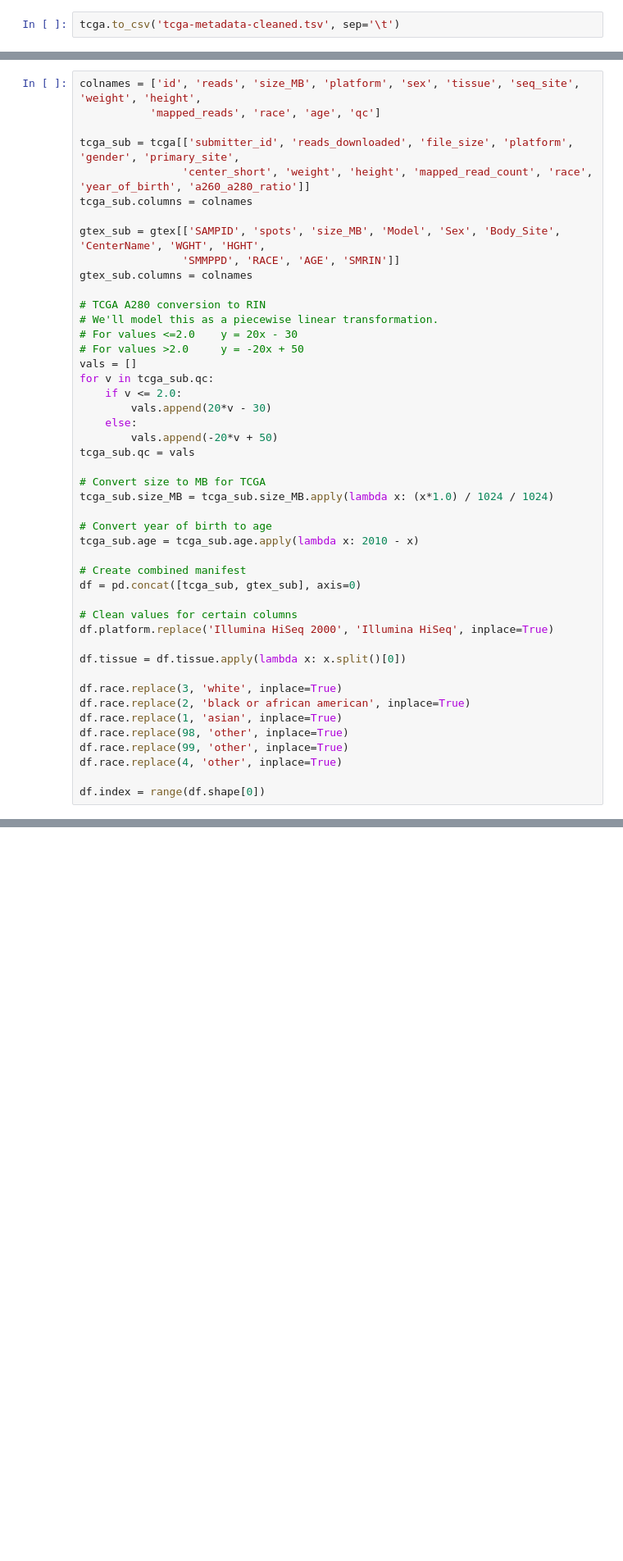
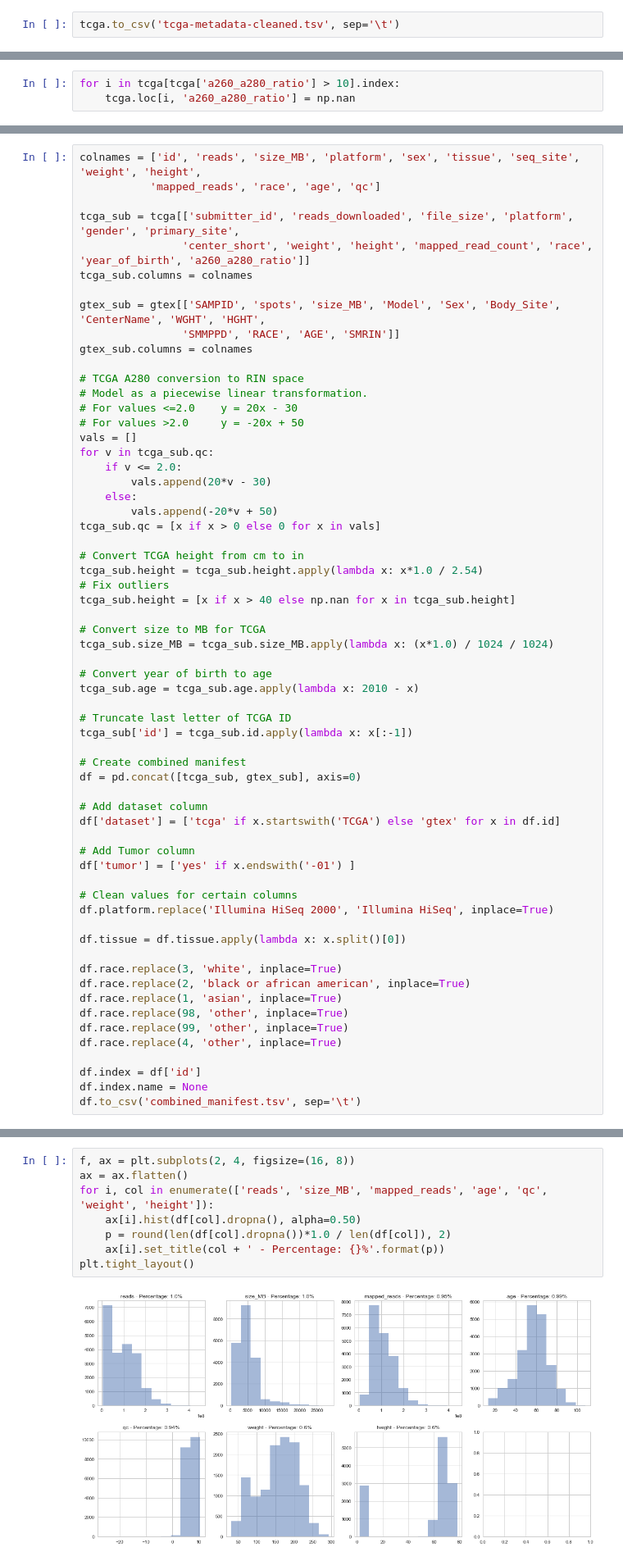
Before and after one commit to jvivian/ipython_notebooks, a Jupyter notebook: tcga-gtex-metadata/tcga-gtex-metadata.ipynb, the cells around one changed output, grey strips where cells are left out. Shown at 82% size. Drawn from its saved outputs; the diff is of its cells as text; blank space fills up the shorter version.

```diff
--- a/tcga-gtex-metadata/tcga-gtex-metadata.ipynb
+++ b/tcga-gtex-metadata/tcga-gtex-metadata.ipynb
@@ -268,0 +266,3 @@ Metadata that spans both datasets
+# %%
+for i in tcga[tcga['a260_a280_ratio'] > 10].index:
+    tcga.loc[i, 'a260_a280_ratio'] = np.nan
@@ -278,8 +280,8 @@ gtex_sub = gtex[['SAMPID', 'spots', 'size_MB', 'Model', 'Sex', 'Body_Site', 'Cen
                 'SMMPPD', 'RACE', 'AGE', 'SMRIN']]
 gtex_sub.columns = colnames
 
-# TCGA A280 conversion to RIN
-# We'll model this as a piecewise linear transformation.
+# TCGA A280 conversion to RIN space
+# Model as a piecewise linear transformation.
 # For values <=2.0    y = 20x - 30
 # For values >2.0     y = -20x + 50
 vals = []
@@ -288,7 +290,12 @@ for v in tcga_sub.qc:
         vals.append(20*v - 30)
     else:
         vals.append(-20*v + 50)
-tcga_sub.qc = vals
+tcga_sub.qc = [x if x > 0 else 0 for x in vals]
+
+# Convert TCGA height from cm to in
+tcga_sub.height = tcga_sub.height.apply(lambda x: x*1.0 / 2.54)
+# Fix outliers
+tcga_sub.height = [x if x > 40 else np.nan for x in tcga_sub.height]
 
 # Convert size to MB for TCGA
 tcga_sub.size_MB = tcga_sub.size_MB.apply(lambda x: (x*1.0) / 1024 / 1024)
@@ -296,8 +303,17 @@ tcga_sub.size_MB = tcga_sub.size_MB.apply(lambda x: (x*1.0) / 1024 / 1024)
 # Convert year of birth to age
 tcga_sub.age = tcga_sub.age.apply(lambda x: 2010 - x)
 
+# Truncate last letter of TCGA ID
+tcga_sub['id'] = tcga_sub.id.apply(lambda x: x[:-1])
+
 # Create combined manifest
 df = pd.concat([tcga_sub, gtex_sub], axis=0)
+
+# Add dataset column
+df['dataset'] = ['tcga' if x.startswith('TCGA') else 'gtex' for x in df.id]
+
+# Add Tumor column
+df['tumor'] = ['yes' if x.endswith('-01') ]
 
 # Clean values for certain columns
 df.platform.replace('Illumina HiSeq 2000', 'Illumina HiSeq', inplace=True)
@@ -311,4 +327,6 @@ df.race.replace(98, 'other', inplace=True)
 df.race.replace(99, 'other', inplace=True)
 df.race.replace(4, 'other', inplace=True)
 
-df.index = range(df.shape[0])
+df.index = df['id']
+df.index.name = None
+df.to_csv('combined_manifest.tsv', sep='\t')
@@ -316,0 +362,10 @@ df.to_csv('combined_manifest.tsv', sep='\t')
+# %%
+f, ax = plt.subplots(2, 4, figsize=(16, 8))
+ax = ax.flatten()
+for i, col in enumerate(['reads', 'size_MB', 'mapped_reads', 'age', 'qc', 'weight', 'height']):
+    ax[i].hist(df[col].dropna(), alpha=0.50)
+    p = round(len(df[col].dropna())*1.0 / len(df[col]), 2)
+    ax[i].set_title(col + ' - Percentage: {}%'.format(p))
+plt.tight_layout()
+# %% [output]
+[figure, added]
```
Also changed, not shown: parts of 12 cells of this notebook.
